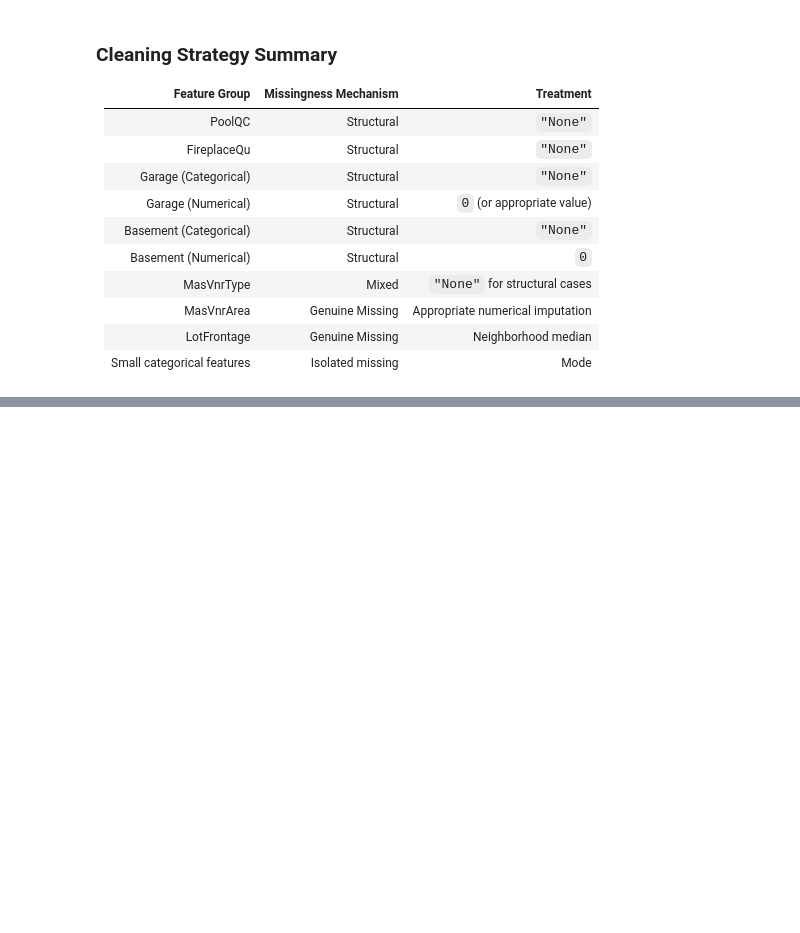
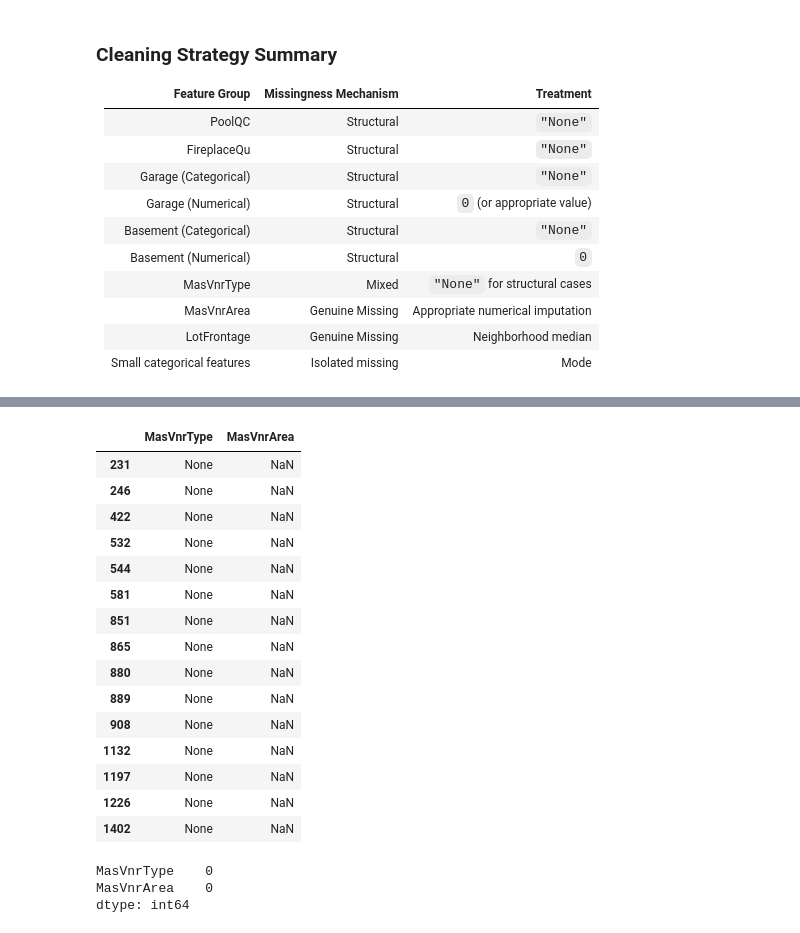
Before and after one commit to MahdhiS/real-estate-analysis-platform, a Jupyter notebook: notebooks/03_data_cleaning.ipynb, the cells around one changed output, grey strips where cells are left out. Cells and saved outputs as stored; diff of their text form; code cells hidden in the pictures; blank space fills up the shorter version.

```diff
--- a/notebooks/03_data_cleaning.ipynb
+++ b/notebooks/03_data_cleaning.ipynb
@@ -684,0 +728,6 @@ Numerical features associated with garage and basement measurements will be impu
+# %%
+garage_num_zero = ["GarageCars", "GarageArea"]
+
+df_clean[garage_num_zero] = df_clean[garage_num_zero].fillna(0)
+
+df_clean["GarageYrBlt"] = df_clean["GarageYrBlt"].fillna(-1) # check
@@ -684,0 +743,4 @@ Numerical features associated with garage and basement measurements will be impu
+# %%
+bsmt_cat = ["BsmtQual", "BsmtCond", "BsmtExposure", "BsmtFinType1", "BsmtFinType2"]
+
+df_clean[bsmt_cat] = df_clean[bsmt_cat].fillna("None")
@@ -684,0 +756,11 @@ Numerical features associated with garage and basement measurements will be impu
+# %%
+bsmt_num = [
+    "BsmtFinSF1",
+    "BsmtFinSF2",
+    "BsmtUnfSF",
+    "TotalBsmtSF",
+    "BsmtFullBath",
+    "BsmtHalfBath",
+]
+
+df_clean[bsmt_num] = df_clean[bsmt_num].fillna(0)
@@ -684,0 +777,21 @@ Numerical features associated with garage and basement measurements will be impu
+# %%
+df_clean["MasVnrType"] = df_clean["MasVnrType"].fillna("None")
+# %%
+df_clean[df_clean["MasVnrArea"].isna()][["MasVnrType", "MasVnrArea"]]
+# %% [output]
+|  | MasVnrType | MasVnrArea |
+| 231 | None | NaN |
+| 246 | None | NaN |
+| 422 | None | NaN |
+| 532 | None | NaN |
+| 544 | None | NaN |
+| 581 | None | NaN |
+| 851 | None | NaN |
+| 865 | None | NaN |
+| 880 | None | NaN |
+| 889 | None | NaN |
+| 908 | None | NaN |
+| 1132 | None | NaN |
+| 1197 | None | NaN |
+| 1226 | None | NaN |
+| 1402 | None | NaN |
@@ -684,0 +800,6 @@ Numerical features associated with garage and basement measurements will be impu
+# %%
+df_clean[["MasVnrType", "MasVnrArea"]].isnull().sum()
+# %% [output]
+MasVnrType    0
+MasVnrArea    0
+dtype: int64
```
Also changed, not shown: parts of 20 cells of this notebook.
